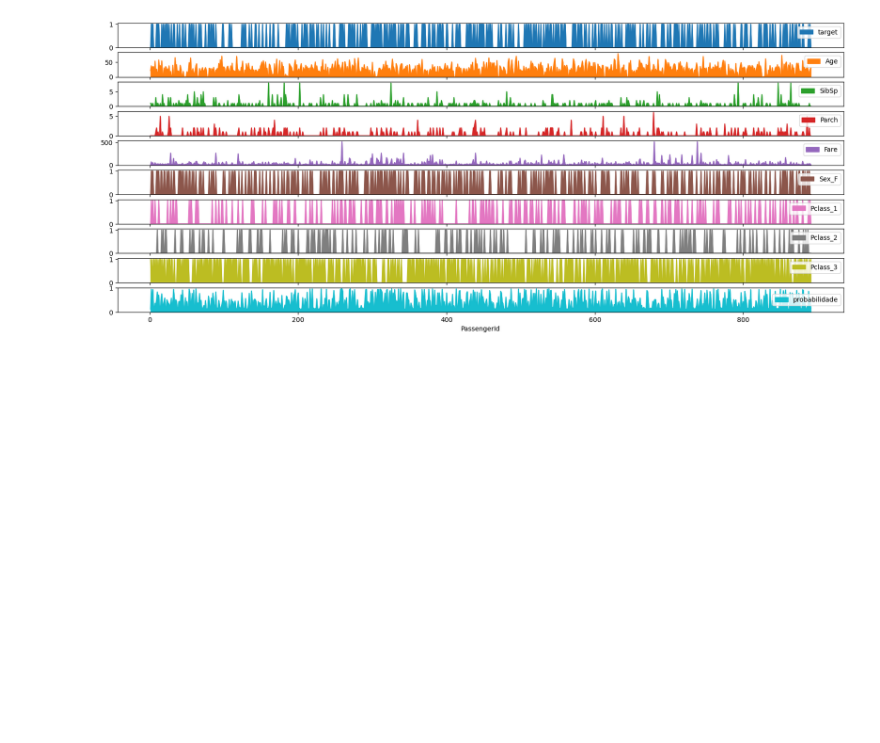
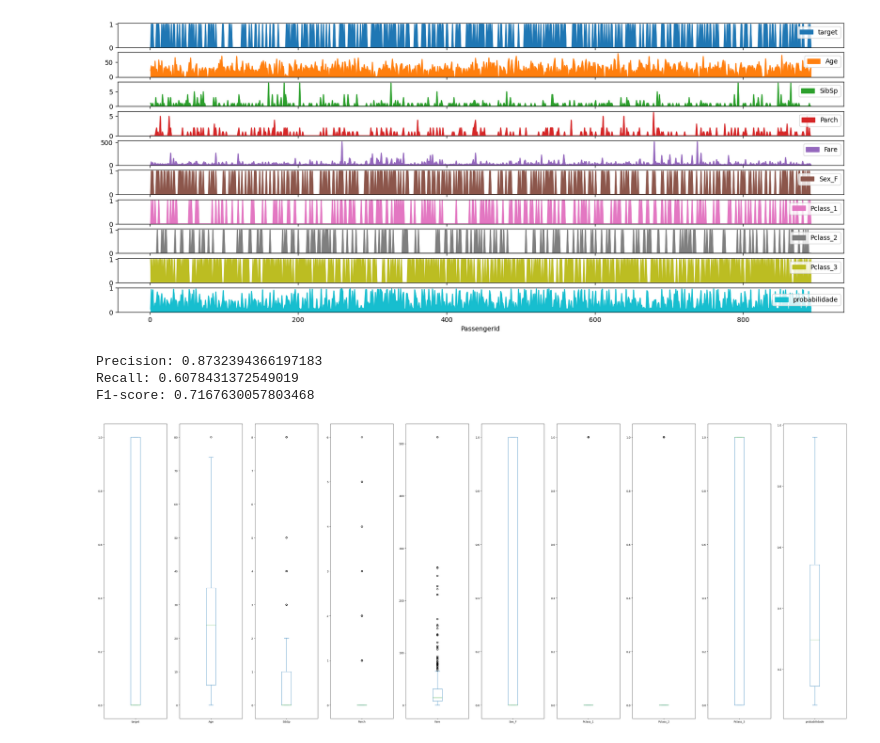
Before and after one commit to wilkinisprofissional/TRAB_IA, a Jupyter notebook: ia.ipynb, the cells around one changed output. Cells and saved outputs as stored; diff of their text form; code cells hidden in the pictures; blank space fills up the shorter version.

```diff
--- a/ia.ipynb
+++ b/ia.ipynb
@@ -205,3 +214,31 @@ array([<Axes: xlabel='PassengerId'>, <Axes: xlabel='PassengerId'>,
        <Axes: xlabel='PassengerId'>, <Axes: xlabel='PassengerId'>],
       dtype=object)
 [figure]
+# %%
+# agora é a aplicação da avaliação de desempenho
+y_pred = rndforest.predict(x_test) # armazena-se as previsões do modelo
+precisao = precision_score(y_test, y_pred) # calcula-se a precisão de um modelo de classificação, comparando as previsões
+                                            # a precisão é uma métrica que vai medir a proporção das previsões positivas corretas
+                                            # em relação ao total de previsões positivas. O valor da precisão é armazenado na variável precicao
+
+recall = recall_score(y_test, y_pred)     # aqui calcula o recall do um modelo, comparando as previsões
+                                          # O recall é uma métrica que mede a proporção de casos positivos corretamente para que os dados sejam
+                                          # identificados em relação ao total de casos positivos. O valor do recall fica armazenado na variável
+
+f1 = f1_score(y_test, y_pred)             # aqui a gente calcula o valor F1 de um modelo de classificação
+                                          # que é a média harmônica entre as métricas de precisão e recall.
+                                          # O valor de F1 é uma métrica que equilibra a precisão e o recall
+                                          # em uma única pontuação. O valor do F1-score é armazenado na variável f1.
+
+#impressao dos valors
+print("Precision:", precisao)
+print("Recall:", recall)
+print("F1-score:", f1)
+# %% [output]
+Precision: 0.8732394366197183
+Recall: 0.6078431372549019
+F1-score: 0.7167630057803468
+# %%
+df.plot.box(subplots=True, figsize=(50, 20)); # apenas um gráfico de caixa para visualização dos dados pós inpeção
+# %% [output]
+[figure, added]
```
Also changed, not shown: parts of 4 cells of this notebook.
